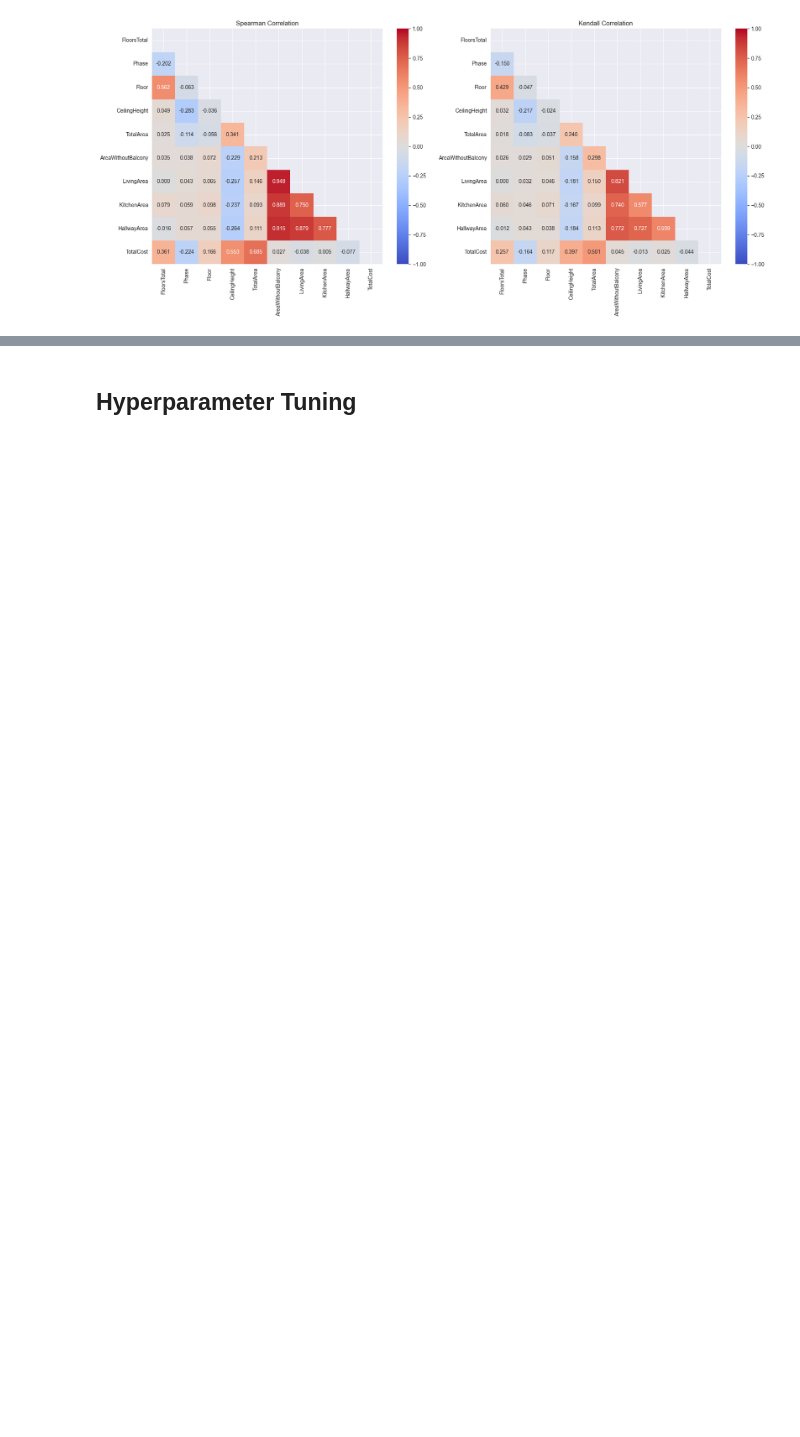
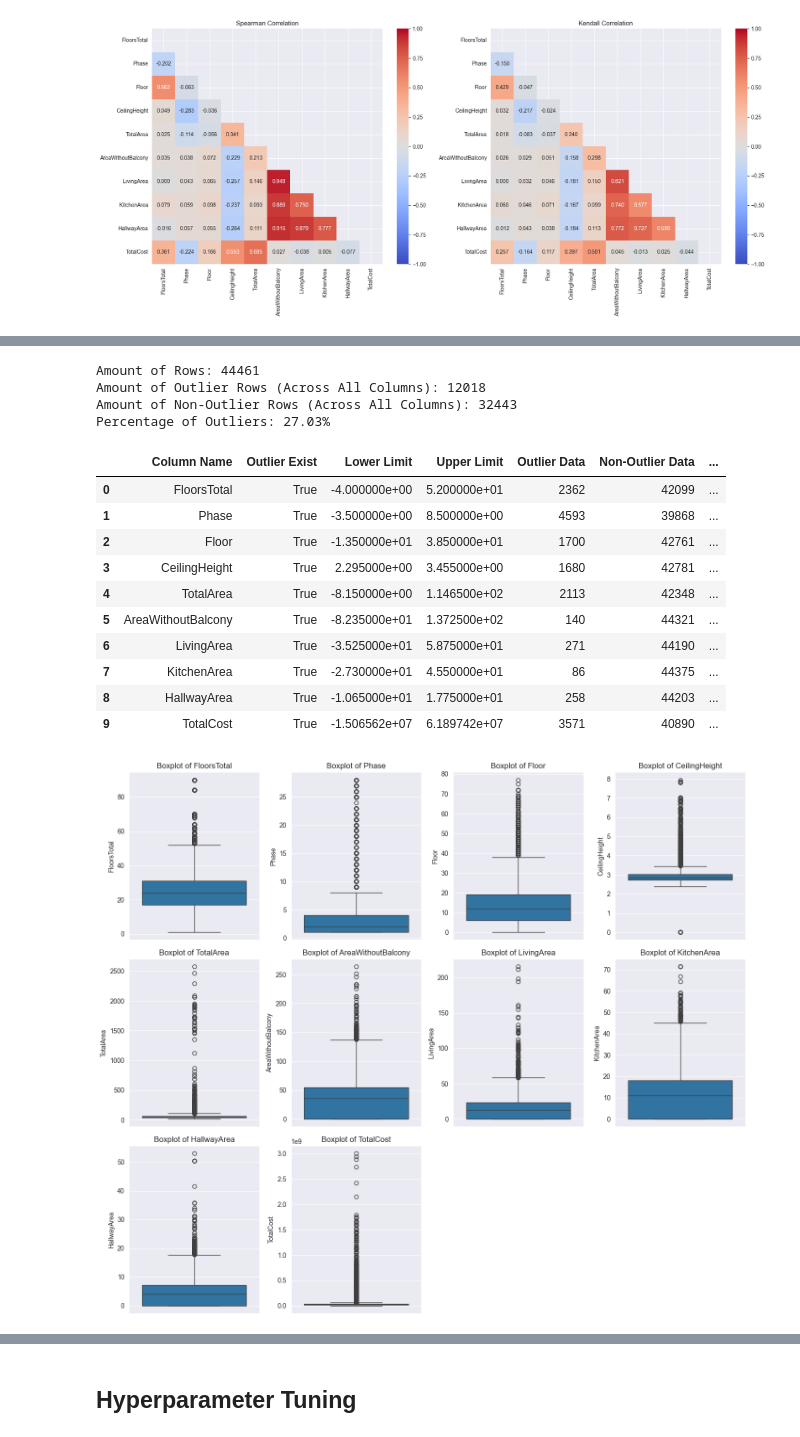
Before and after one commit to mcikalmerdeka/samolet-apart-prediction, a Jupyter notebook: notebook.ipynb, the cells around one changed output, grey strips where cells are left out. Cells and saved outputs as stored; diff of their text form; code cells hidden in the pictures; blank space fills up the shorter version.

```diff
--- a/notebook.ipynb
+++ b/notebook.ipynb
@@ -194,6 +183,0 @@ plt.show()
-# %%
-# Drop leftover missing rows
-df = df.dropna(subset=[target]).copy()
-
-# Remove rows that are not supposed to have negative values
-df = df[df['Floor'] >= 0]
@@ -261,13 +183,0 @@ df = filter_outliers(df, columns=check_outliers_cols, method='iqr', threshold=1.
-# %%
-from utils import feature_encoding
-
-df = feature_encoding(
-    data=df,
-    ordinal_columns=["Class", "Finishing"],
-    nominal_columns=["BuildingType", "PropertyType", "PropertyCategory", "Apartments",
-                     "ApartmentOption", "Mortgage", "Subsidies", "Layout"],
-    ordinal_categories={
-        "Class": ["Эконом", "Комфорт", "Бизнес", "Элит"],
-        "Finishing": ["Нет данных", "Без отделки", "Подчистовая", "Чистовая", "С мебелью (частично)", "С мебелью"]
-    }
-)
@@ -487,0 +192,8 @@ for model in models :
+# %%
+# Drop leftover missing rows in target (can't train without target)
+df = df.dropna(subset=[target]).copy()
+
+# Remove rows with impossible values (negative floor numbers)
+df = df[df['Floor'] >= 0].copy()
+
+print(f'Dataset shape after basic cleaning: {df.shape}')
@@ -487,0 +278,30 @@ for model in models :
+# %%
+from utils import plot_dynamic_boxplots_violinplots, filter_outliers
+
+# Combine train features and target for outlier detection
+df_train = pd.concat([X_train_raw, y_train_raw], axis=1)
+
+# Check outliers on TRAINING data only
+check_outliers_cols = numerical_features + [target]
+summary = filter_outliers(df_train, columns=check_outliers_cols, detect_only=True)
+display(summary)
+
+# Visualize outliers in training data
+plot_dynamic_boxplots_violinplots(df_train, check_outliers_cols, plot_type="boxplot", ncols=4, orientation="v", figsize=(14, 12))
+# %% [output]
+Amount of Rows: 44461
+Amount of Outlier Rows (Across All Columns): 12018
+Amount of Non-Outlier Rows (Across All Columns): 32443
+Percentage of Outliers: 27.03%
+|  | Column Name | Outlier Exist | Lower Limit | Upper Limit | Outlier Data | Non-Outlier Data | ... |
+| 0 | FloorsTotal | True | -4.000000e+00 | 5.200000e+01 | 2362 | 42099 | ... |
+| 1 | Phase | True | -3.500000e+00 | 8.500000e+00 | 4593 | 39868 | ... |
+| 2 | Floor | True | -1.350000e+01 | 3.850000e+01 | 1700 | 42761 | ... |
+| 3 | CeilingHeight | True | 2.295000e+00 | 3.455000e+00 | 1680 | 42781 | ... |
+| 4 | TotalArea | True | -8.150000e+00 | 1.146500e+02 | 2113 | 42348 | ... |
+| 5 | AreaWithoutBalcony | True | -8.235000e+01 | 1.372500e+02 | 140 | 44321 | ... |
+| 6 | LivingArea | True | -3.525000e+01 | 5.875000e+01 | 271 | 44190 | ... |
+| 7 | KitchenArea | True | -2.730000e+01 | 4.550000e+01 | 86 | 44375 | ... |
+| 8 | HallwayArea | True | -1.065000e+01 | 1.775000e+01 | 258 | 44203 | ... |
+| 9 | TotalCost | True | -1.506562e+07 | 6.189742e+07 | 3571 | 40890 | ... |
+[figure, added]
```
Also changed, not shown: parts of 96 cells of this notebook.
